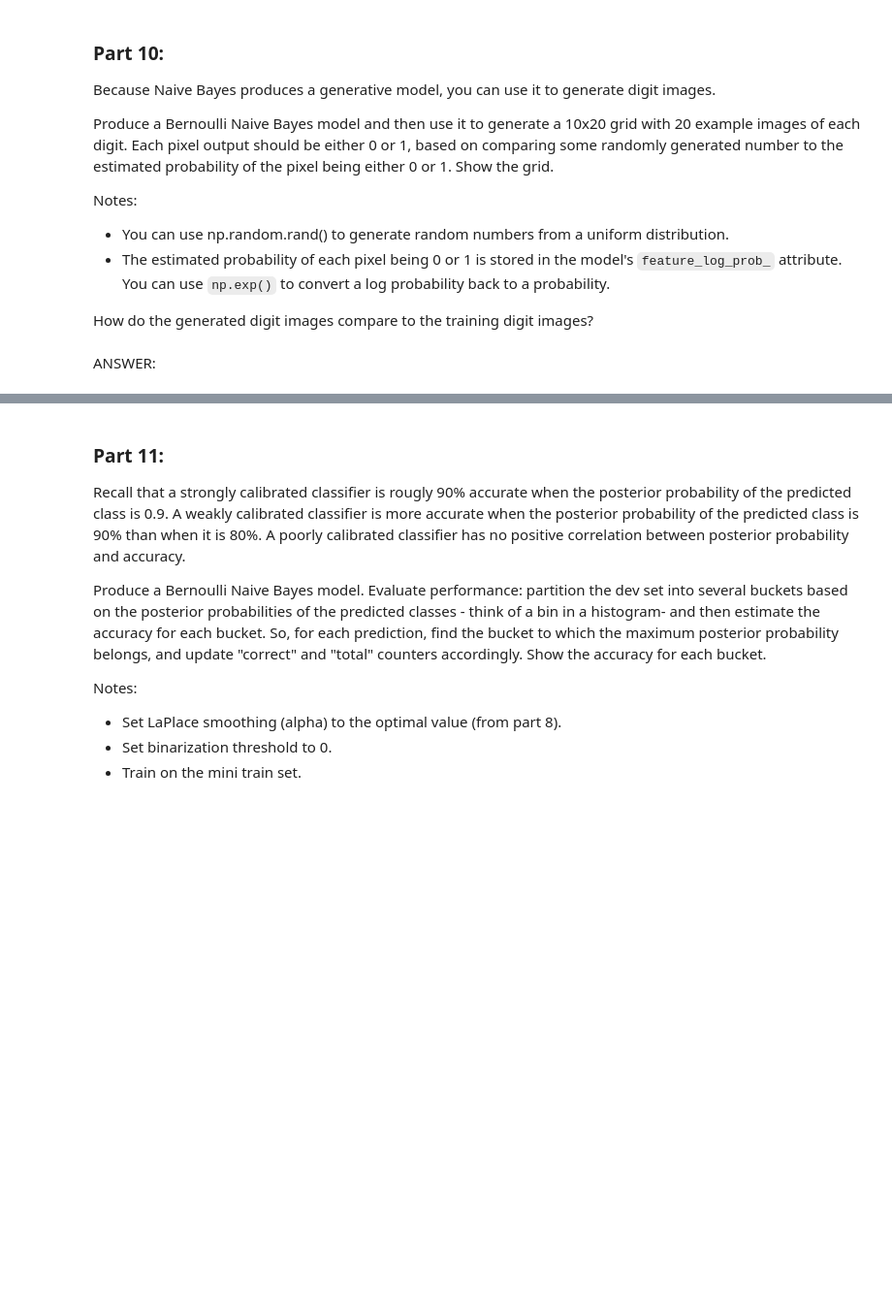
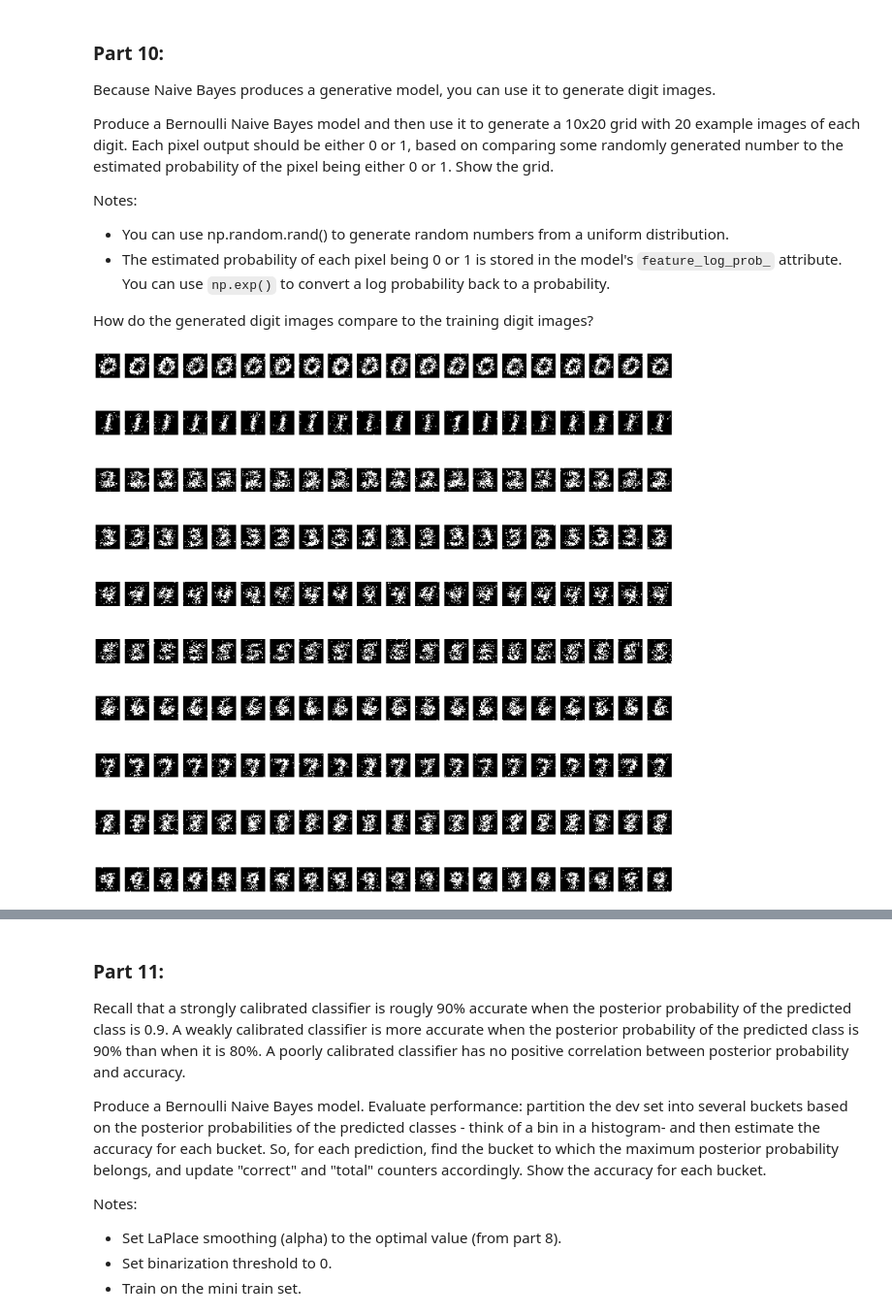
Before and after one commit to rldonaway/w207_proj1, a Jupyter notebook: robert_donaway_p1.ipynb, the cells around one changed output, grey strips where cells are left out. Shown: that part at 97% size. Cells and saved outputs as stored; diff of their text form; code cells hidden in the pictures; blank space fills up the shorter version.

```diff
--- a/robert_donaway_p1.ipynb
+++ b/robert_donaway_p1.ipynb
@@ -498,2 +525,24 @@ How do the generated digit images compare to the training digit images?
-# %% [markdown]
-ANSWER:
+# %%
+def show_digit(probability, random, ax):
+    img = np.zeros(784)
+    img[random < probability] = 1.0
+    plot_arr(ax, img)
+
+
+def P10(num_examples):
+    bnb = BernoulliNB(binarize = 0.1)
+    bnb.fit(mini_train_data, mini_train_labels)
+    prob = np.exp(bnb.feature_log_prob_)
+    # rows of prob correspond to digits, columns correspond to pixels
+    u01 = np.random.rand(10, num_examples, 784)
+    # rows of u01 correspond to digits, columns correspond to examples, stacks correspond to pixels
+    # u01 = np.ones((10, num_examples, 784))/2 # alternate experiment: remove randomness
+    fig, ax = plt.subplots(nrows=10, ncols=num_examples, figsize=(28, 28))
+    for digit in range(10):
+        for ex in range(num_examples):
+            show_digit(prob[digit], u01[digit,ex,:], ax[digit,ex])
+
+
+P10(20)
+# %% [output]
+[figure, added]
```
Also changed, not shown: parts of 9 cells of this notebook.
